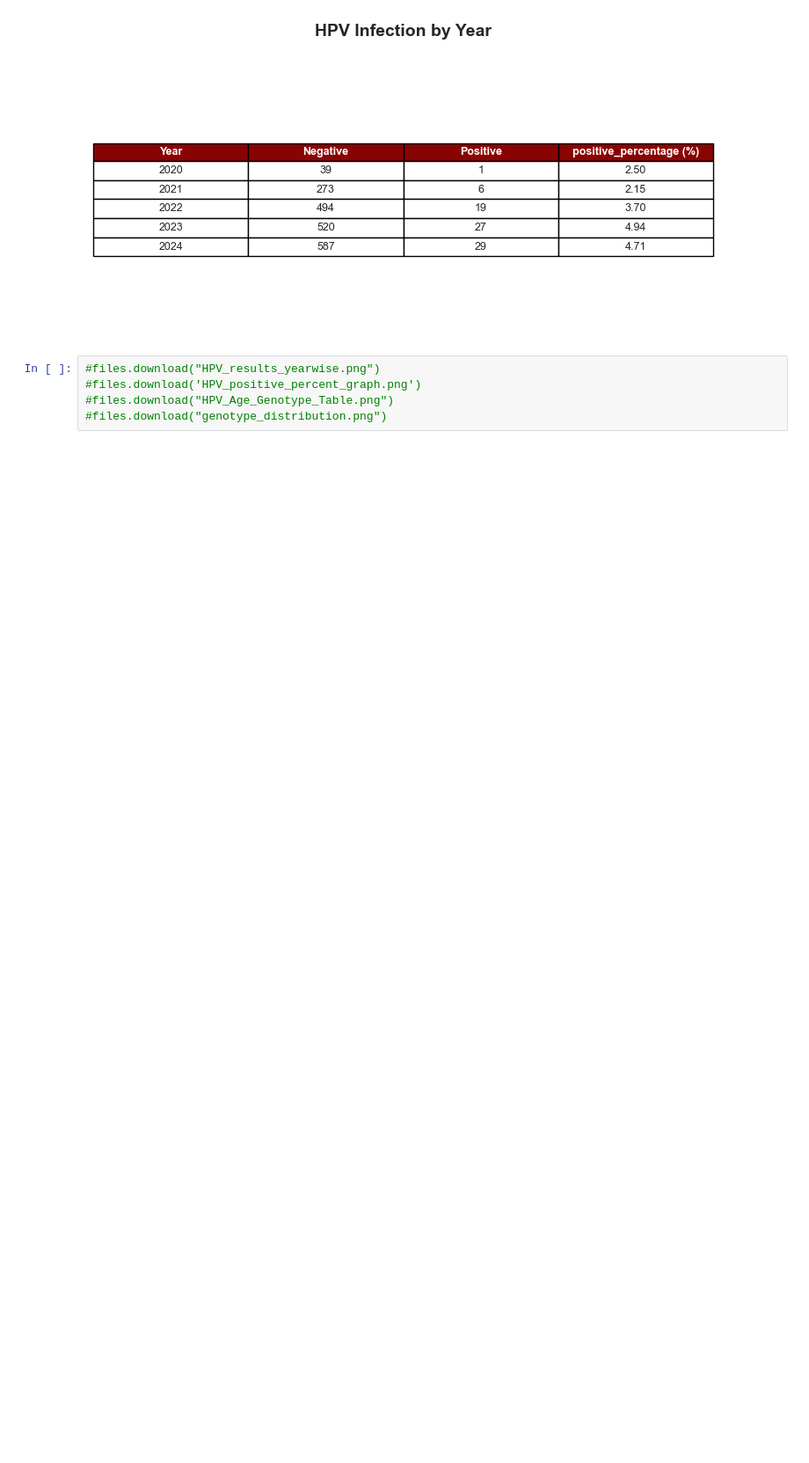
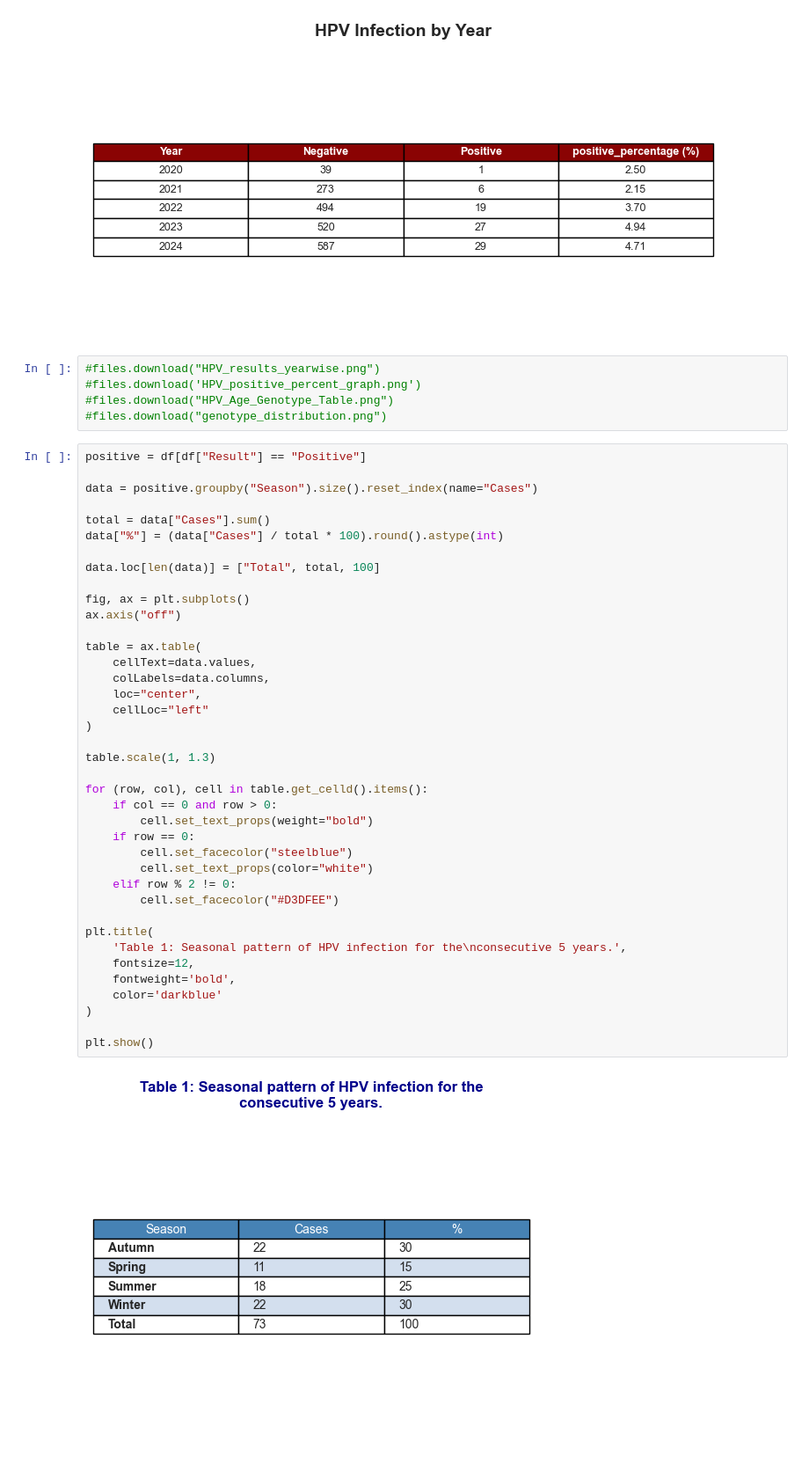
Before and after one commit to morshedrafi9/hpv_research_visualisation-01, a Jupyter notebook: HPV_research PRESENTATION (FINAL CODE).ipynb, the cells around one changed output. Shown at 88% size. Cells and saved outputs as stored; diff of their text form; blank space fills up the shorter version.

Commit message:
Table 1 Seasonal Pattern of HPV infection for the consecutive 5 years complete. Will be follow & improve the design.

```diff
--- a/HPV_research PRESENTATION (FINAL CODE).ipynb
+++ b/HPV_research PRESENTATION (FINAL CODE).ipynb
@@ -360,3 +357,44 @@ plt.show()
 #files.download('HPV_positive_percent_graph.png')
 #files.download("HPV_Age_Genotype_Table.png")
 #files.download("genotype_distribution.png")
+# %%
+positive = df[df["Result"] == "Positive"]
+
+data = positive.groupby("Season").size().reset_index(name="Cases")
+
+total = data["Cases"].sum()
+data["%"] = (data["Cases"] / total * 100).round().astype(int)
+
+data.loc[len(data)] = ["Total", total, 100]
+
+fig, ax = plt.subplots()
+ax.axis("off")
+
+table = ax.table(
+    cellText=data.values,
+    colLabels=data.columns,
+    loc="center",
+    cellLoc="left"
+)
+
+table.scale(1, 1.3)
+
+for (row, col), cell in table.get_celld().items():
+    if col == 0 and row > 0:
+        cell.set_text_props(weight="bold")
+    if row == 0:
+        cell.set_facecolor("steelblue")
+        cell.set_text_props(color="white")
+    elif row % 2 != 0:
+        cell.set_facecolor("#D3DFEE")
+
+plt.title(
+    'Table 1: Seasonal pattern of HPV infection for the\nconsecutive 5 years.',
+    fontsize=12,
+    fontweight='bold',
+    color='darkblue'
+)
+
+plt.show()
+# %% [output]
+[figure, added]
```
Also changed, not shown: parts of 1 cell of this notebook, 1 other file.
